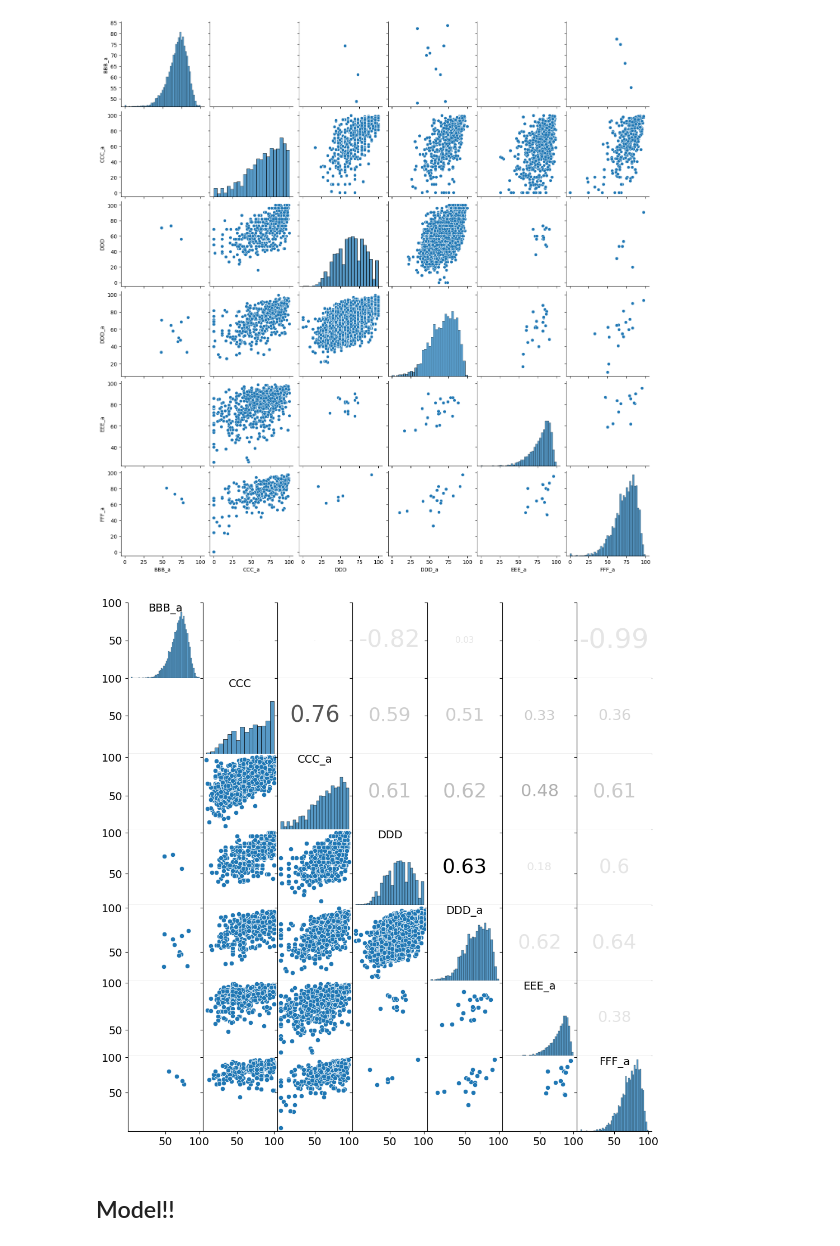
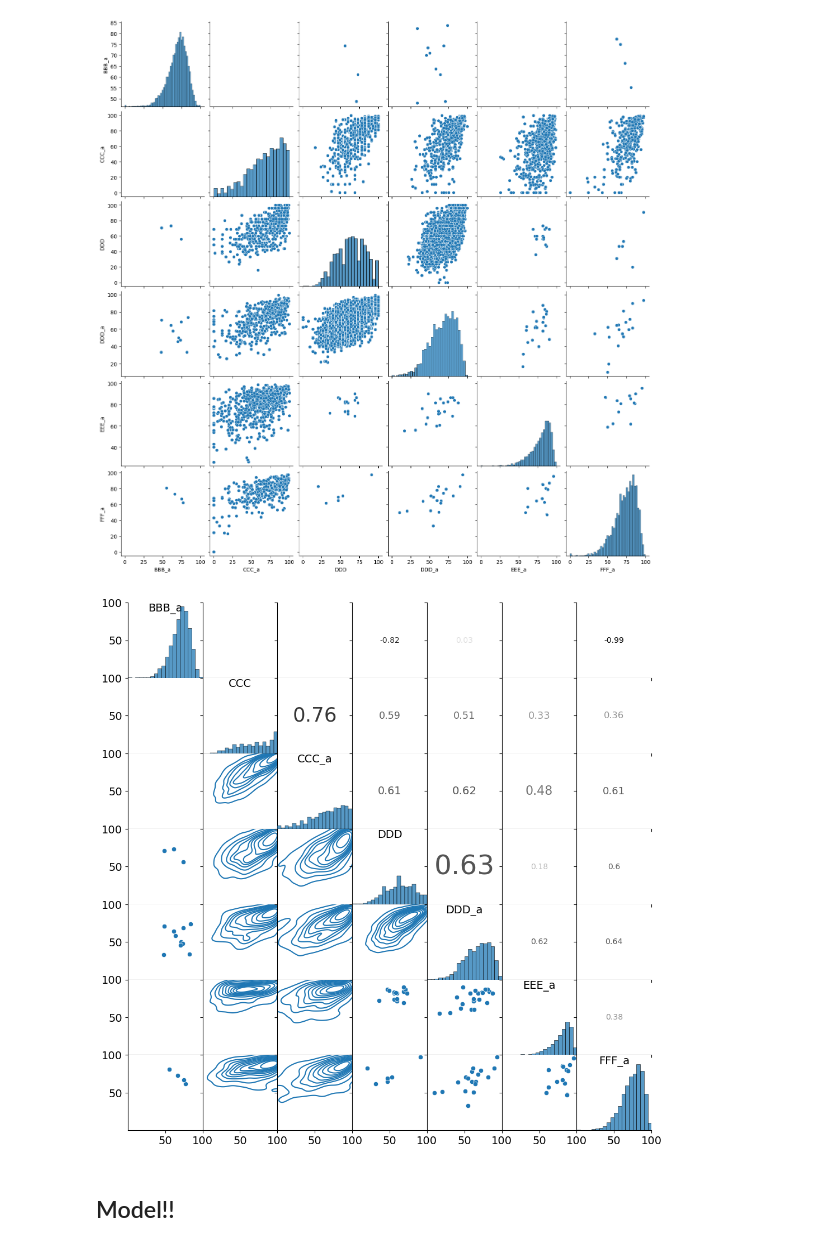
Before and after one commit to harcel/BGM_CourseNetworks, a Jupyter notebook: DataExploration.ipynb, the cells around one changed output. Cells and saved outputs as stored; diff of their text form; code cells hidden in the pictures.

```diff
--- a/DataExploration.ipynb
+++ b/DataExploration.ipynb
@@ -218,40 +218,50 @@ for e in nw.edges.data():
     aantallen.append(e[2]['nstudents'])
 nums = np.array(aantallen)
 maxnum = nums.max()
 
 
 def corrdot(*args, maxnum=maxnum, **kwargs):
-    corr_r = args[0].corr(args[1], 'pearson')
-    alpha = ((args[0].notna() & args[1].notna()).sum()) / maxnum
+    filt = (args[0].notna() & args[1].notna())
+    corr_r = args[0][filt].corr(args[1][filt], 'pearson')
+    if not corr_r < 2: return
+    font_size = 25*filt.sum() / maxnum + 10
     corr_text = round(corr_r, 2)
     ax = plt.gca()
-    font_size = abs(corr_r) * 25 + 10
+    alpha = abs(corr_r) * 9/10 + .1
     ax.annotate(corr_text, [.5, .5,],  xycoords="axes fraction",
-                ha='center', va='center', fontsize=font_size, alpha=9*alpha/10+0.1)
+                ha='center', va='center', fontsize=font_size, alpha=alpha)
 
+
+def scatter_or_density(*args, **kwargs):
+    N = (args[0].notna() & args[1].notna()).sum()
+    if N < 100: return sns.scatterplot(x=args[0], y=args[1])
+    else: return sns.kdeplot(x=args[0], y=args[1])
 
 g = sns.PairGrid(for_sns)
 g.fig.set_size_inches(10,10)
-g.map_lower(sns.scatterplot)
-g.map_diag(sns.histplot)
+# g.map_lower(sns.scatterplot, alpha=0.2)
+g.map_lower(scatter_or_density)
+g.map_diag(sns.histplot, bins=np.arange(0,101, 5))
 g.map_upper(corrdot)
 g.fig.subplots_adjust(wspace=0, hspace=0)
 
 # Remove axis labels
 for ax in g.axes.flatten():
     ax.set_ylabel('')
     ax.set_xlabel('')
+    ax.set_xlim(0,100)
+    ax.set_ylim(0,100)
     ax.set_xticks([50,100])
     ax.set_xticklabels([50, 100], fontsize=14)
     ax.set_yticks([50,100])
     ax.set_yticklabels([50, 100], fontsize=14)
 
 # Add titles to the diagonal axes/subplots
 for ax, col in zip(np.diag(g.axes), for_sns.columns):
     ax.set_title(col, y=0.82, fontsize=14)
 g.savefig('figures/OU_pairplot.png')
 # %% [output]
-[figure, old version]
+[figure, new version]
 # %% [markdown]
 ## Model!!
 # %%
```
Also changed, not shown: parts of 2 cells of this notebook, 2 other files.
